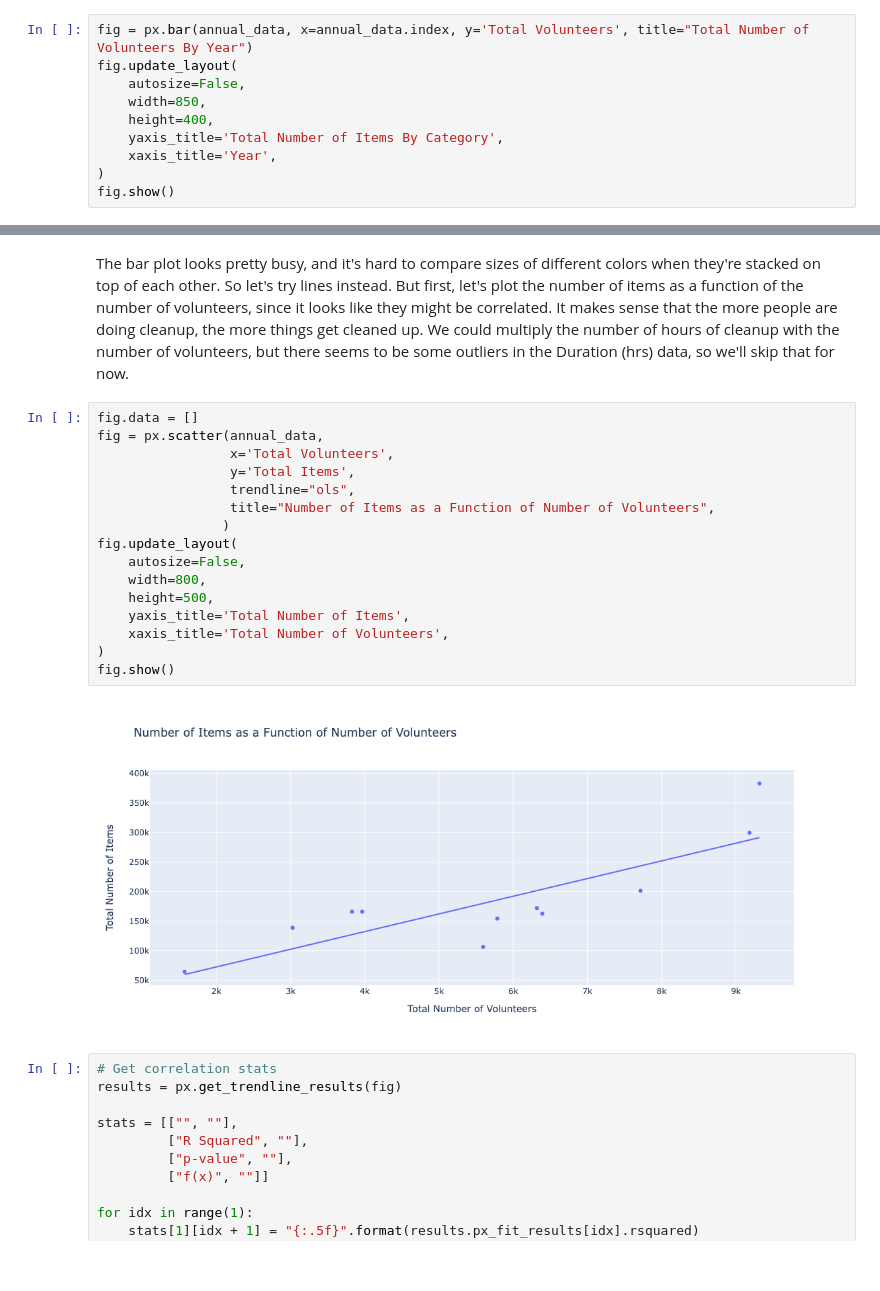
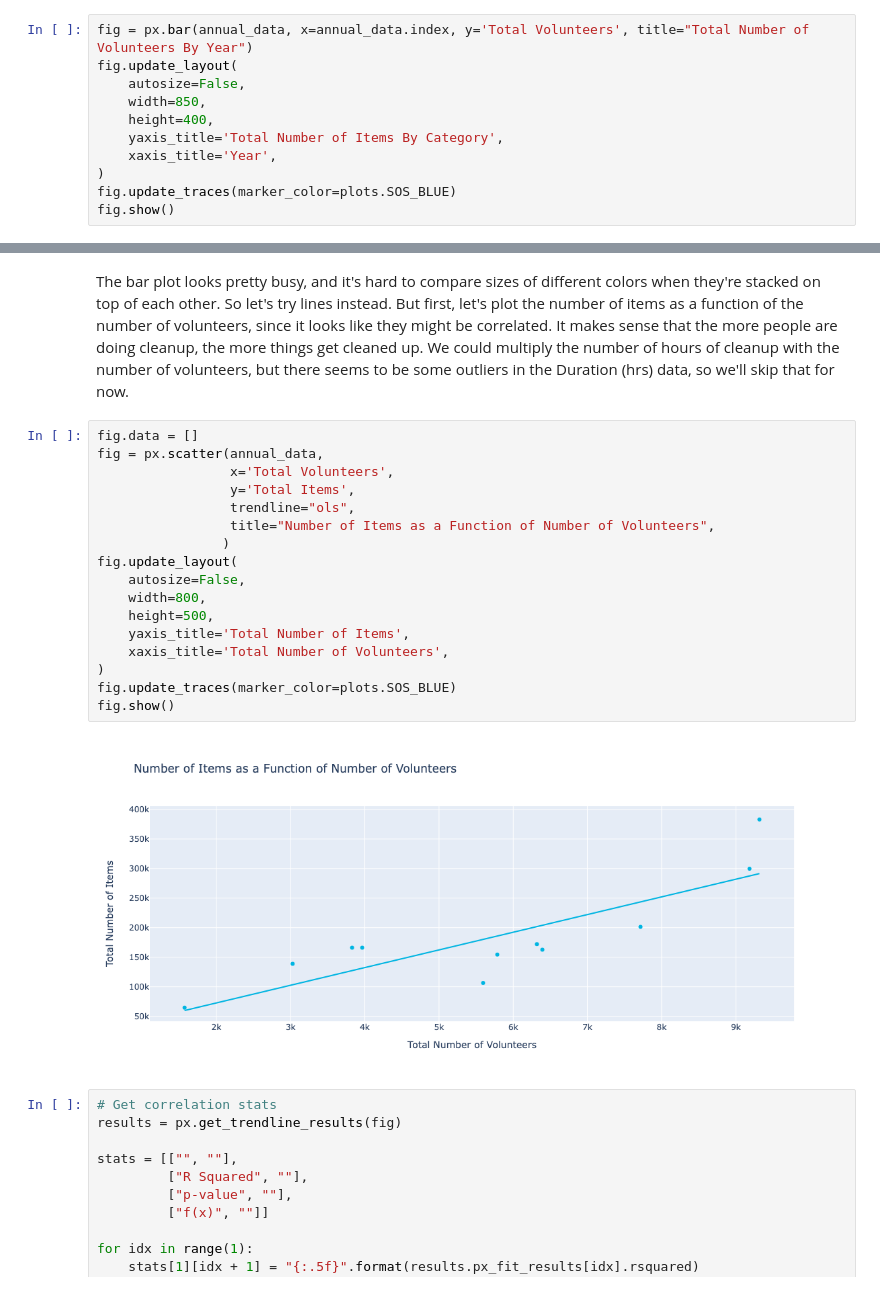
Before and after one commit to jennyfolkesson/saveOurShores, a Jupyter notebook: SOS_cleanup_data.ipynb, the cells around one changed output, grey strips where cells are left out. Drawn from its saved outputs; the diff is of its cells as text.

```diff
--- a/SOS_cleanup_data.ipynb
+++ b/SOS_cleanup_data.ipynb
@@ -143,5 +145,6 @@ fig.update_layout(
     yaxis_title='Total Number of Items By Category',
     xaxis_title='Year',
 )
+fig.update_traces(marker_color=plots.SOS_BLUE)
 fig.show()
 # %% [output]
@@ -151,21 +155,22 @@ The bar plot looks pretty busy, and it's hard to compare sizes of different colo
 # %%
 fig.data = []
 fig = px.scatter(annual_data,
                  x='Total Volunteers',
                  y='Total Items',
                  trendline="ols",
                  title="Number of Items as a Function of Number of Volunteers",
                 )
 fig.update_layout(
     autosize=False,
     width=800,
     height=500,
     yaxis_title='Total Number of Items',
     xaxis_title='Total Number of Volunteers',
 )
+fig.update_traces(marker_color=plots.SOS_BLUE)
 fig.show()
 # %% [output]
-[figure, old version]
+[figure, new version]
 # %%
 # Get correlation stats
 results = px.get_trendline_results(fig)
```
Also changed, not shown: parts of 8 cells of this notebook, 2 other files.
